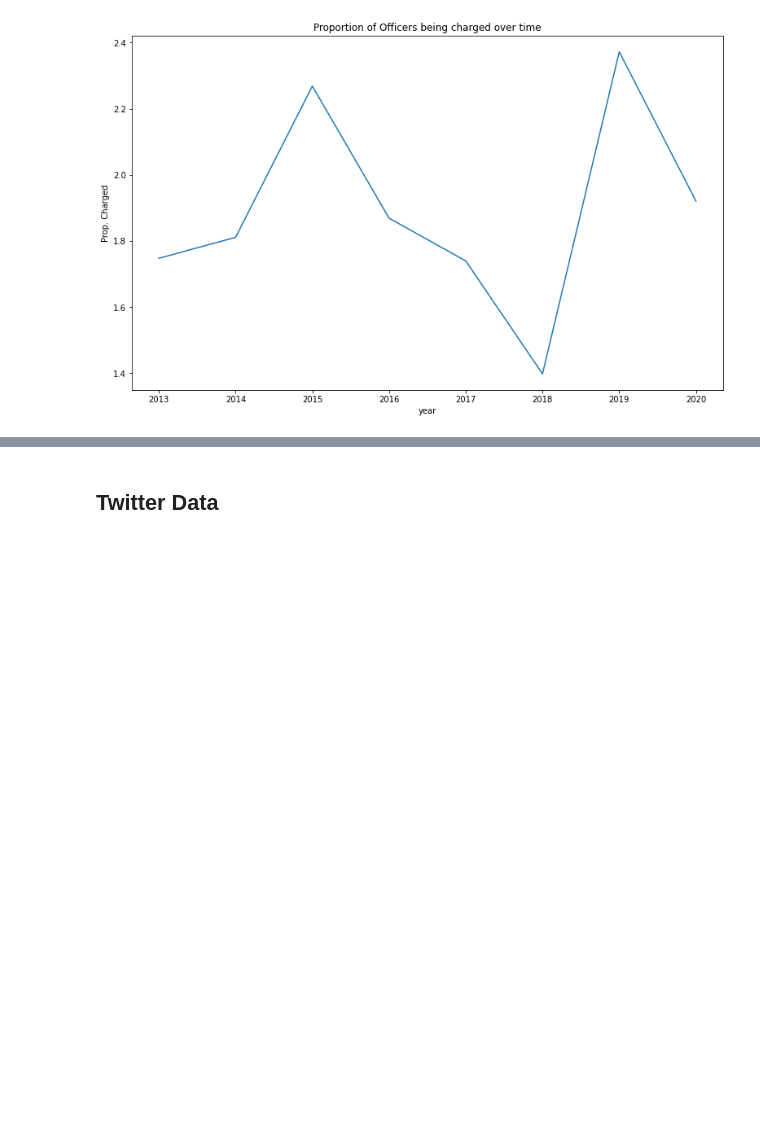
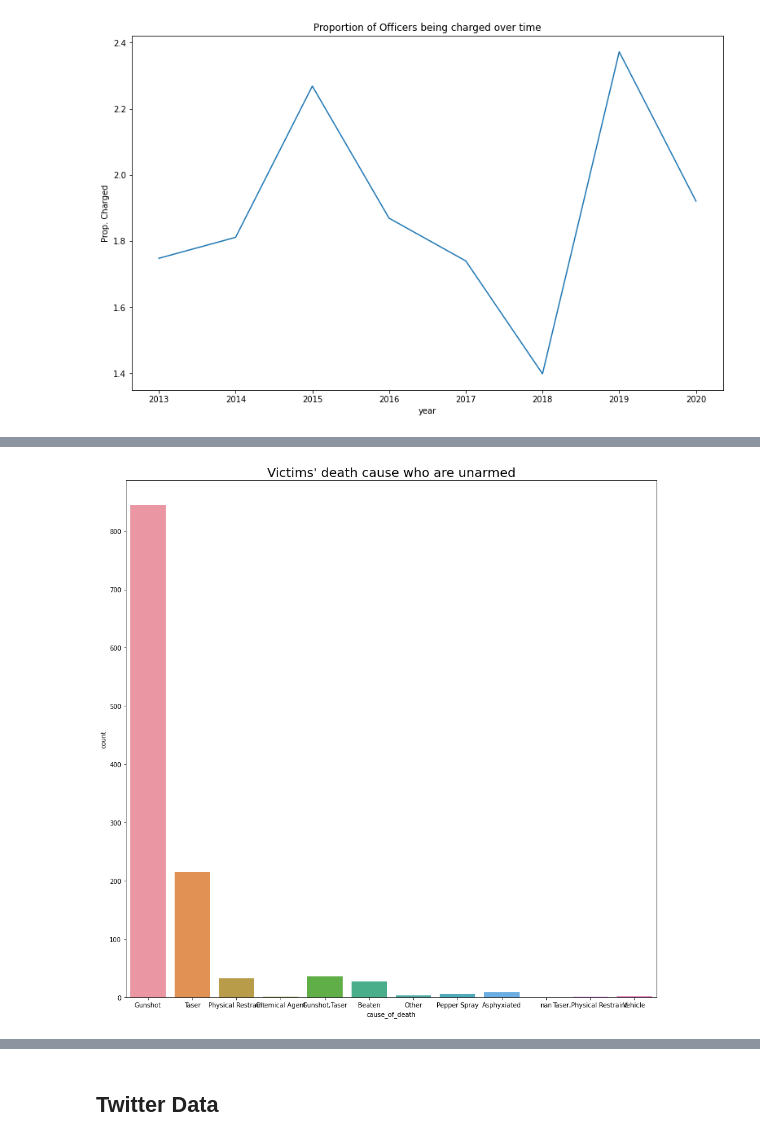
Before and after one commit to dowoma/DDS_BLM, a Jupyter notebook: DataCleaning-copy.ipynb, the cells around one changed output, grey strips where cells are left out. Saved outputs shown, nothing was run; the diff lists cells and outputs as text; code cells hidden in the pictures; blank space fills up the shorter version.

```diff
--- a/DataCleaning-copy.ipynb
+++ b/DataCleaning-copy.ipynb
@@ -483,0 +465,8 @@ prop_charged_vs_time = sns.lineplot(
+# %%
+armed = mpv[mpv['armed'] == 'Unarmed/Did Not Have Actual Weapon']
+fig = plt.figure(figsize=(15, 15))
+sns.countplot(x="cause_of_death", data=armed, order = armed['cause_of_death'].unique())
+plt.title("Victims' death cause who are unarmed",fontsize=20)
+plt.show()
+# %% [output]
+[figure, added]
```
Also changed, not shown: parts of 12 cells of this notebook, 1 other file.
